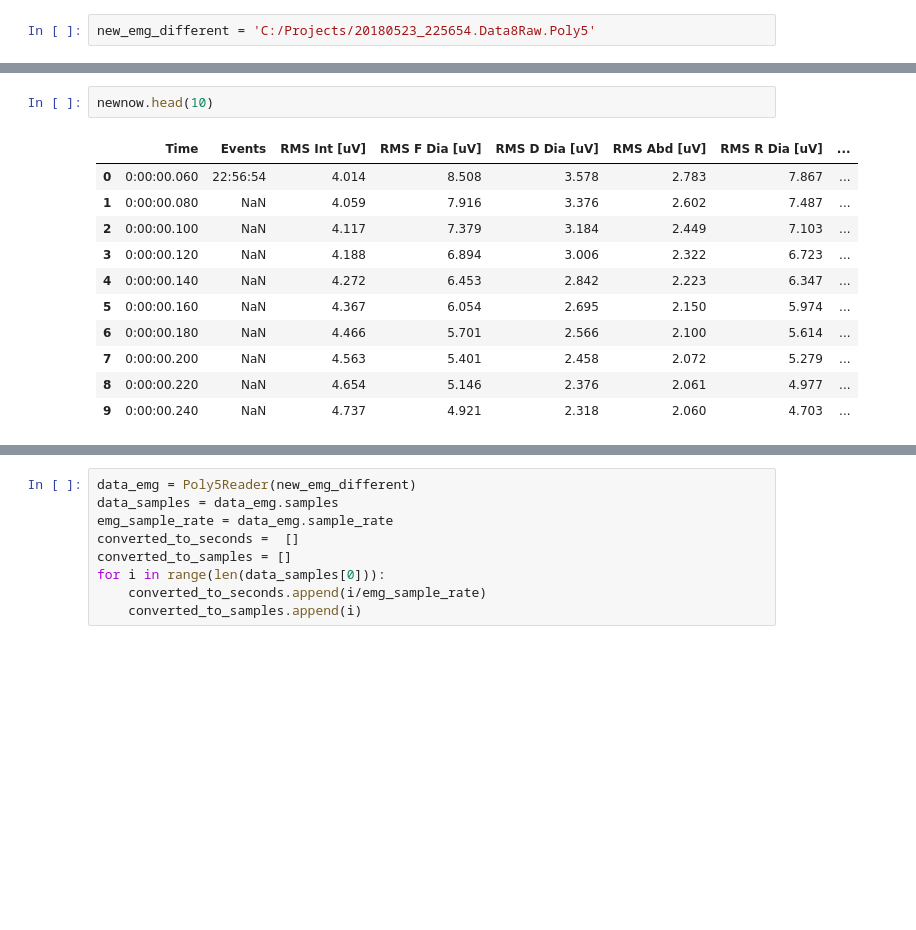
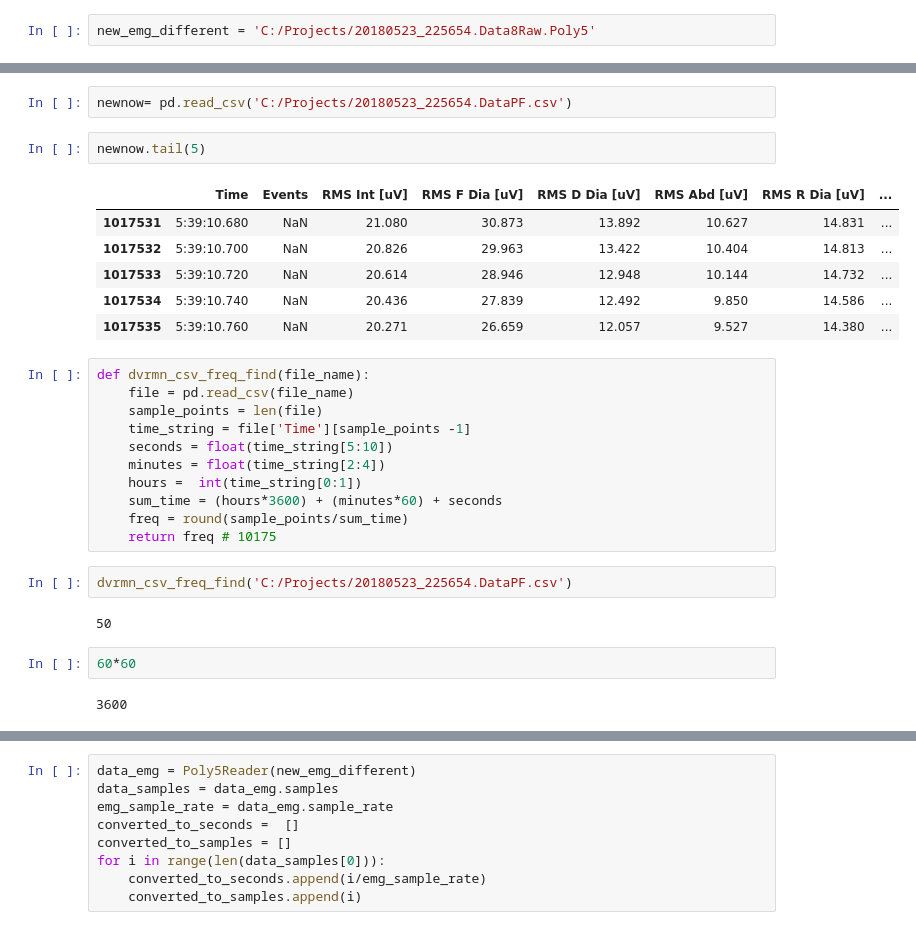
Before and after one commit to ReSurfEMG/ReSurfEMG, a Jupyter notebook: open_work/file_reading.ipynb, the cells around one changed output, grey strips where cells are left out. Cells and saved outputs as stored; diff of their text form; blank space fills up the shorter version.

```diff
--- a/open_work/file_reading.ipynb
+++ b/open_work/file_reading.ipynb
@@ -58,14 +27,30 @@ plt.plot(data_samples[0], alpha = 0.5)
-# %%
-newnow.head(10)
-# %% [output]
-|  | Time | Events | RMS Int [uV] | RMS F Dia [uV] | RMS D Dia [uV] | RMS Abd [uV] | RMS R Dia [uV] | ... |
-| 0 | 0:00:00.060 | 22:56:54 | 4.014 | 8.508 | 3.578 | 2.783 | 7.867 | ... |
-| 1 | 0:00:00.080 | NaN | 4.059 | 7.916 | 3.376 | 2.602 | 7.487 | ... |
-| 2 | 0:00:00.100 | NaN | 4.117 | 7.379 | 3.184 | 2.449 | 7.103 | ... |
-| 3 | 0:00:00.120 | NaN | 4.188 | 6.894 | 3.006 | 2.322 | 6.723 | ... |
-| 4 | 0:00:00.140 | NaN | 4.272 | 6.453 | 2.842 | 2.223 | 6.347 | ... |
-| 5 | 0:00:00.160 | NaN | 4.367 | 6.054 | 2.695 | 2.150 | 5.974 | ... |
-| 6 | 0:00:00.180 | NaN | 4.466 | 5.701 | 2.566 | 2.100 | 5.614 | ... |
-| 7 | 0:00:00.200 | NaN | 4.563 | 5.401 | 2.458 | 2.072 | 5.279 | ... |
-| 8 | 0:00:00.220 | NaN | 4.654 | 5.146 | 2.376 | 2.061 | 4.977 | ... |
-| 9 | 0:00:00.240 | NaN | 4.737 | 4.921 | 2.318 | 2.060 | 4.703 | ... |
+# %%
+newnow= pd.read_csv('C:/Projects/20180523_225654.DataPF.csv')
+# %%
+newnow.tail(5)
+# %% [output]
+|  | Time | Events | RMS Int [uV] | RMS F Dia [uV] | RMS D Dia [uV] | RMS Abd [uV] | RMS R Dia [uV] | ... |
+| 1017531 | 5:39:10.680 | NaN | 21.080 | 30.873 | 13.892 | 10.627 | 14.831 | ... |
+| 1017532 | 5:39:10.700 | NaN | 20.826 | 29.963 | 13.422 | 10.404 | 14.813 | ... |
+| 1017533 | 5:39:10.720 | NaN | 20.614 | 28.946 | 12.948 | 10.144 | 14.732 | ... |
+| 1017534 | 5:39:10.740 | NaN | 20.436 | 27.839 | 12.492 | 9.850 | 14.586 | ... |
+| 1017535 | 5:39:10.760 | NaN | 20.271 | 26.659 | 12.057 | 9.527 | 14.380 | ... |
+# %%
+def dvrmn_csv_freq_find(file_name):
+    file = pd.read_csv(file_name)
+    sample_points = len(file)
+    time_string = file['Time'][sample_points -1]
+    seconds = float(time_string[5:10])
+    minutes = float(time_string[2:4])
+    hours =  int(time_string[0:1])
+    sum_time = (hours*3600) + (minutes*60) + seconds
+    freq = round(sample_points/sum_time)
+    return freq # 10175
+# %%
+dvrmn_csv_freq_find('C:/Projects/20180523_225654.DataPF.csv')
+# %% [output]
+50
+# %%
+60*60
+# %% [output]
+3600
```
Also changed, not shown: parts of 39 cells of this notebook, 3 other files.
